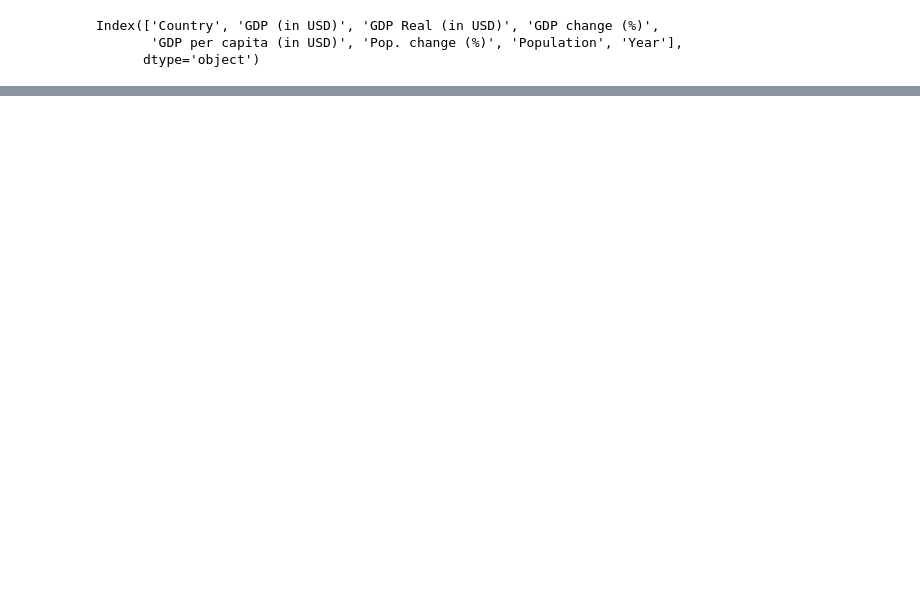
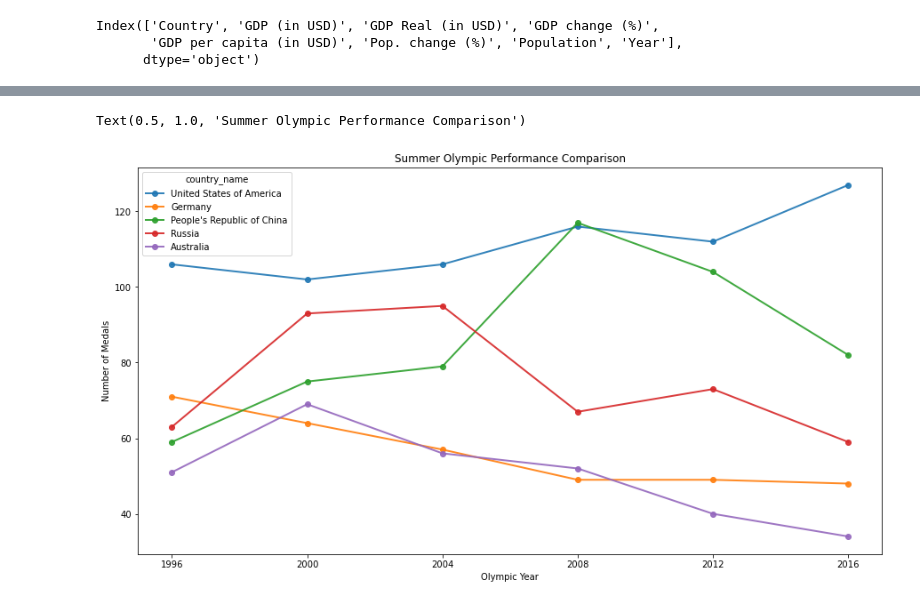
Before and after one commit to AlishaSHM/SMU_PROJECT1_OLYMPICS, a Jupyter notebook: Kidist_Work/Olympics_athletics_event.ipynb, the cells around one changed output, grey strips where cells are left out. Saved outputs shown, nothing was run; the diff lists cells and outputs as text; code cells hidden in the pictures; blank space fills up the shorter version.

```diff
--- a/Kidist_Work/Olympics_athletics_event.ipynb
+++ b/Kidist_Work/Olympics_athletics_event.ipynb
@@ -50,5 +40,7 @@ Index(['Country', 'GDP (in USD)', 'GDP Real (in USD)', 'GDP change (%)',
 #Filter out the columns that are different. You could pass in the df2[diff_cols] directly into the merge as well.
 Diff_GDP_columns = Countrys_GDP[diff_cols]
 
+olympic_medals['Medal_Won'] = np.where(olympic_medals.loc[:,'medal_type']== 'na',0, 1)
+
 #Merge the DataFrames
 df_merged = pd.merge(olympic_medals, Diff_GDP_columns, right_on=['Country','Year'],left_on=['country_name','medals_Year'], how='inner')
@@ -127,0 +47,3 @@ df_merged
+# %%
+country_medal_tally = olympic_medals.groupby(['medals_Year','country_name'])['Medal_Won'].agg('sum').reset_index()
+country_medal_tally
@@ -127,0 +64,13 @@ df_merged
+# %%
+Summer_olympics  = country_medal_tally.loc[country_medal_tally['medals_Year'].isin([1996,2000,2004,2008,2012,2016])]
+
+Summer_olympics['medals_Year']=Summer_olympics['medals_Year'].astype(str)
+# %%
+# List of top countries
+top_countries =  ['United States of America', 'Germany', "People's Republic of China", 'Russia','Australia']
+
+Summer_year_country_medals = pd.pivot_table(Summer_olympics,
+                                  index = 'medals_Year',
+                                  columns = 'country_name',
+                                  values = 'Medal_Won') [top_countries]
+Summer_year_country_medals
@@ -127,0 +86,11 @@ df_merged
+# %%
+#plotting the medal tallies
+
+Summer_year_country_medals.plot(linestyle = '-', marker = 'o', alpha = 0.9, figsize = (15,8), linewidth = 2)
+
+xlabel('Olympic Year')
+ylabel('Number of Medals')
+title('Summer Olympic Performance Comparison')
+# %% [output]
+Text(0.5, 1.0, 'Summer Olympic Performance Comparison')
+[figure, added]
```
Also changed, not shown: parts of 19 cells of this notebook, 7 other files.
